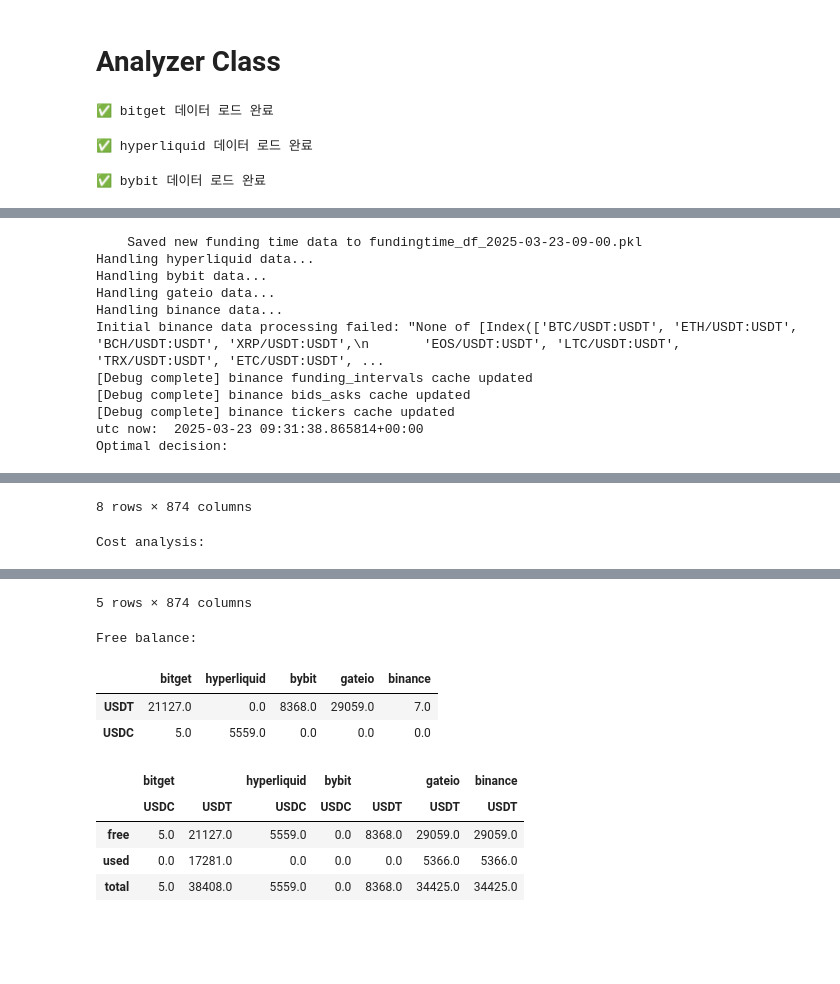
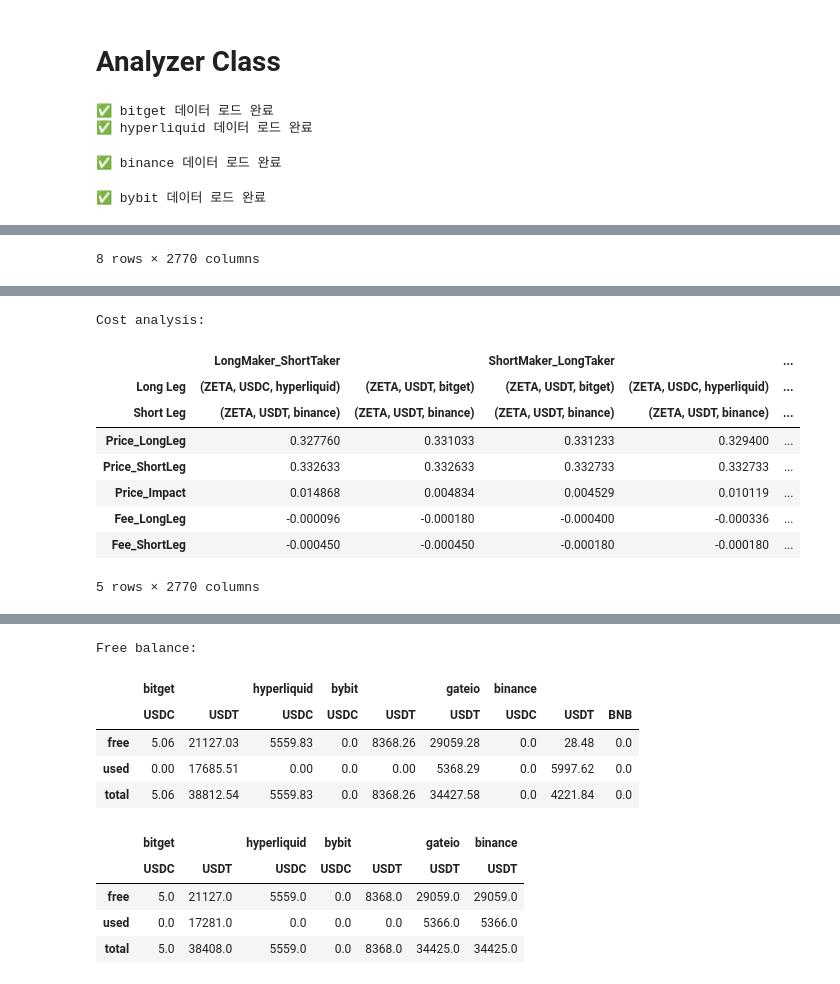
Before and after one commit to bokyoung96/Alphawave, a Jupyter notebook: ccxt_arb_SK_V4.ipynb, the cells around one changed output, grey strips where cells are left out. Saved outputs shown, nothing was run; the diff lists cells and outputs as text; code cells hidden in the pictures; blank space fills up the shorter version.

```diff
--- a/ccxt_arb_SK_V4.ipynb
+++ b/ccxt_arb_SK_V4.ipynb
@@ -659,6 +659,45 @@ class ExchangeDataFetcher:
 
         get_FreeBalance_result=np.floor(pd.concat(sliced_balance_Series_list,axis=1,keys=self.exchanges_to_fetch).fillna(0))
         return get_FreeBalance_result
+
+    # 추가된 메서드: get_exchange_balances
+    def get_exchange_balances(self):
+        """각 거래소의 잔액 데이터를 가져와 통합된 DataFrame으로 반환"""
+        # 거래소별 지원 코인 정의
+        EXCHANGE_COINS = {
+            'bitget': {'balance_usdc': 'USDC', 'balance': 'USDT'},
+            'hyperliquid': {'balance': 'USDC'},
+            'binance': {'balance': ['USDC', 'USDT', 'BNB']},  # 'binace'를 'binance'로 수정
+            'gateio': {'balance': 'USDT'},
+            'bybit': {'balance': ['USDC', 'USDT']}
+        }
+
+        exchange_balance_whole_list = []
+
+        for exchange_name in self.exchanges_to_fetch:
+            coin_config = EXCHANGE_COINS.get(exchange_name, {})
+            balances = []
+
+            for cache_key, coins in coin_config.items():
+                if isinstance(coins, str):
+                    coins = [coins]
+
+                for coin in coins:
+                    try:
+                        balance = pd.Series(self.data_cache[exchange_name][cache_key][coin])
+                        balances.append(balance)
+                    except KeyError:
+                        print(f"Warning: No {coin} balance data for {exchange_name}")
+                        balances.append(pd.Series(index=['free', 'used', 'total'], data=[0, 0, 0], name=coin))
+
+            # 모든 코인 데이터를 한 번에 결합
+            flat_coins = [coin for coins in coin_config.values() for coin in (coins if isinstance(coins, list) else [coins])]
+            exchange_balance_whole = pd.concat(balances, axis=1, keys=flat_coins)
+            exchange_balance_whole_list.append(exchange_balance_whole)
+
+        result = pd.concat(exchange_balance_whole_list, axis=1, keys=self.exchanges_to_fetch)
+        result = (np.floor(result*100)/100).loc[['free', 'used', 'total']]
+        return result
 # %% [markdown]
 # Analyzer Class
 # %%
@@ -876,8 +915,9 @@ if __name__ == "__main__":
     print('Cost analysis:')
     display(cost_df)
     print('Free balance:')
-    display(fetcher.get_freeBalance())
+    display(fetcher.get_exchange_balances())
 # %% [output]
 ✅ bitget 데이터 로드 완료
+✅ hyperliquid 데이터 로드 완료
-✅ hyperliquid 데이터 로드 완료
+✅ binance 데이터 로드 완료
 ✅ bybit 데이터 로드 완료
@@ -890,11 +944 @@ Handling bitget data...
-    Saved new funding time data to fundingtime_df_2025-03-23-09-00.pkl
-Handling hyperliquid data...
-Handling bybit data...
-Handling gateio data...
-Handling binance data...
-Initial binance data processing failed: "None of [Index(['BTC/USDT:USDT', 'ETH/USDT:USDT', 'BCH/USDT:USDT', 'XRP/USDT:USDT',\n       'EOS/USDT:USDT', 'LTC/USDT:USDT', 'TRX/USDT:USDT', 'ETC/USDT:USDT', ...
-[Debug complete] binance funding_intervals cache updated
-[Debug complete] binance bids_asks cache updated
-[Debug complete] binance tickers cache updated
-utc now:  2025-03-23 09:31:38.865814+00:00
-Optimal decision:
+8 rows × 2770 columns
@@ -912,2 +945,10 @@ Optimal decision:
-8 rows × 874 columns
+Cost analysis:
+|  | LongMaker_ShortTaker |  | ShortMaker_LongTaker |  | ... |
+| Long Leg | (ZETA, USDC, hyperliquid) | (ZETA, USDT, bitget) | (ZETA, USDT, bitget) | (ZETA, USDC, hyperliquid) | ... |
+| Short Leg | (ZETA, USDT, binance) | (ZETA, USDT, binance) | (ZETA, USDT, binance) | (ZETA, USDT, binance) | ... |
+| Price_LongLeg | 0.327760 | 0.331033 | 0.331233 | 0.329400 | ... |
+| Price_ShortLeg | 0.332633 | 0.332633 | 0.332733 | 0.332733 | ... |
+| Price_Impact | 0.014868 | 0.004834 | 0.004529 | 0.010119 | ... |
+| Fee_LongLeg | -0.000096 | -0.000180 | -0.000400 | -0.000336 | ... |
+| Fee_ShortLeg | -0.000450 | -0.000450 | -0.000180 | -0.000180 | ... |
-Cost analysis:
+5 rows × 2770 columns
@@ -922,8 +955,9 @@ Cost analysis:
-5 rows × 874 columns
+Free balance:
-Free balance:
-|  | bitget | hyperliquid | bybit | gateio | binance |
-| USDT | 21127.0 | 0.0 | 8368.0 | 29059.0 | 7.0 |
-| USDC | 5.0 | 5559.0 | 0.0 | 0.0 | 0.0 |
+|  | bitget |  | hyperliquid | bybit |  | gateio | binance |  |  |
+|  | USDC | USDT | USDC | USDC | USDT | USDT | USDC | USDT | BNB |
+| free | 5.06 | 21127.03 | 5559.83 | 0.0 | 8368.26 | 29059.28 | 0.0 | 28.48 | 0.0 |
+| used | 0.00 | 17685.51 | 0.00 | 0.0 | 0.00 | 5368.29 | 0.0 | 5997.62 | 0.0 |
+| total | 5.06 | 38812.54 | 5559.83 | 0.0 | 8368.26 | 34427.58 | 0.0 | 4221.84 | 0.0 |
 # %%
 exchange_balance_whole_list=[]
 for exchange_name in fetcher.exchanges_to_fetch:
```
Also changed, not shown: parts of 3 cells of this notebook.
